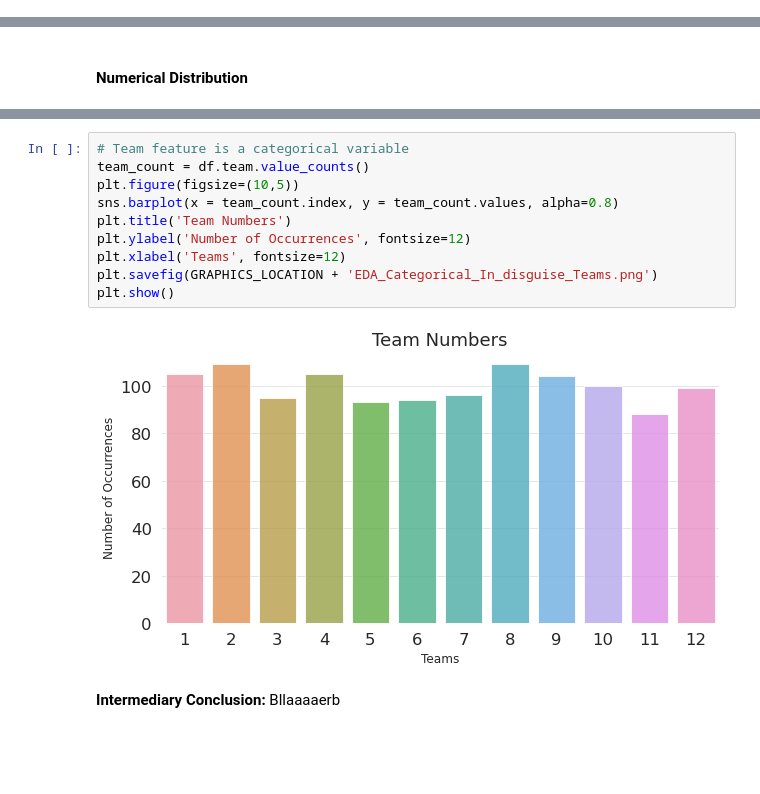
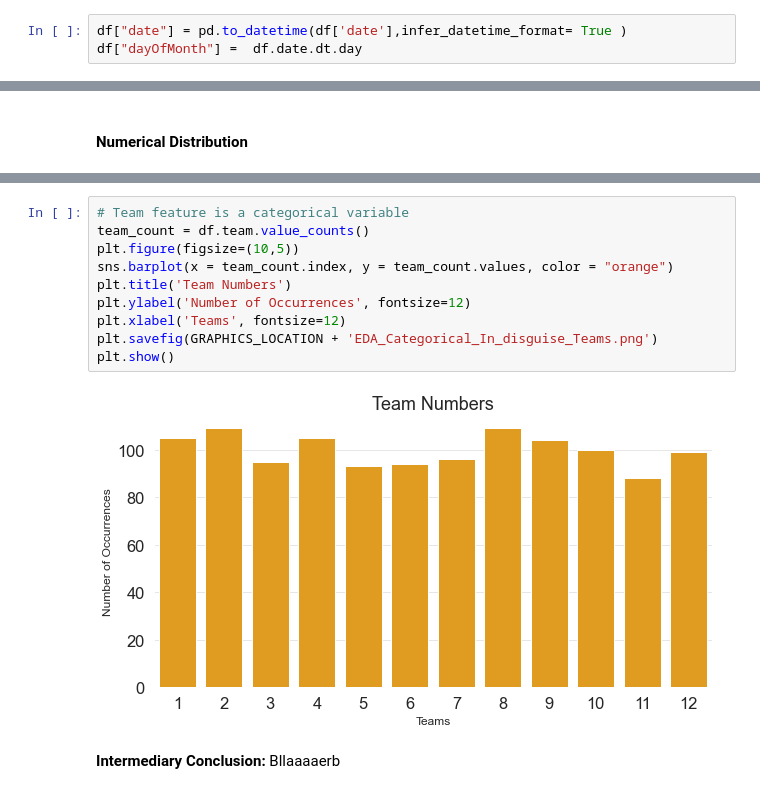
Before and after one commit to Kat-rin-sc/BI_A3_git, a Jupyter notebook: BI_A3_Notebook.ipynb, the cells around one changed output, grey strips where cells are left out. Drawn from its saved outputs; the diff is of its cells as text; blank space fills up the shorter version.

```diff
--- a/BI_A3_Notebook.ipynb
+++ b/BI_A3_Notebook.ipynb
@@ -226,0 +214,3 @@ actual_productivity
+# %%
+df["date"] = pd.to_datetime(df['date'],infer_datetime_format= True )
+df["dayOfMonth"] =  df.date.dt.day
@@ -299,15 +293,15 @@ for i in range(len(categorical_in_disguise)):
 # %%
 # Team feature is a categorical variable
 team_count = df.team.value_counts()
 plt.figure(figsize=(10,5))
-sns.barplot(x = team_count.index, y = team_count.values, alpha=0.8)
+sns.barplot(x = team_count.index, y = team_count.values, color = "orange")
 plt.title('Team Numbers')
 plt.ylabel('Number of Occurrences', fontsize=12)
 plt.xlabel('Teams', fontsize=12)
 plt.savefig(GRAPHICS_LOCATION + 'EDA_Categorical_In_disguise_Teams.png')
 plt.show()
 # %% [output]
-[figure, old version]
+[figure, new version]
 # %% [markdown]
 **Intermediary Conclusion:** Bllaaaaerb
 # %% [markdown]
```
Also changed, not shown: parts of 57 cells of this notebook, 42 other files.
